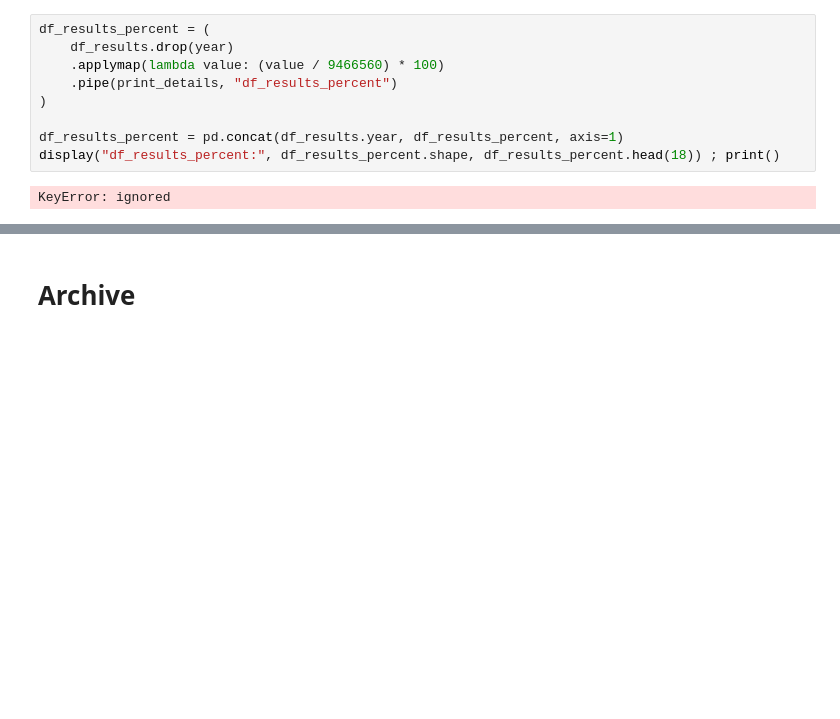
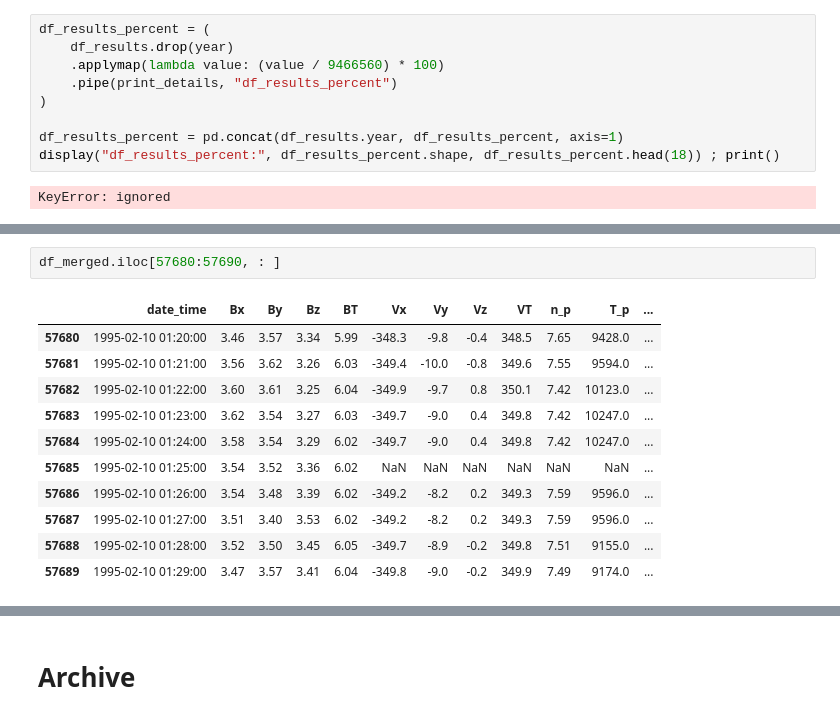
Before and after one commit to Alireza-Motazedian/GIC__Geomagnetic_Induced_Current, a Jupyter notebook: 2. Code/GIC Data Exploration.ipynb, the cells around one changed output, grey strips where cells are left out. Cells and saved outputs as stored; diff of their text form; blank space fills up the shorter version.

```diff
--- a/2. Code/GIC Data Exploration.ipynb
+++ b/2. Code/GIC Data Exploration.ipynb
@@ -1421,0 +1531,14 @@ KeyError: ignored
+# %%
+df_merged.iloc[57680:57690, : ]
+# %% [output]
+|  | date_time | Bx | By | Bz | BT | Vx | Vy | Vz | VT | n_p | T_p | ... |
+| 57680 | 1995-02-10 01:20:00 | 3.46 | 3.57 | 3.34 | 5.99 | -348.3 | -9.8 | -0.4 | 348.5 | 7.65 | 9428.0 | ... |
+| 57681 | 1995-02-10 01:21:00 | 3.56 | 3.62 | 3.26 | 6.03 | -349.4 | -10.0 | -0.8 | 349.6 | 7.55 | 9594.0 | ... |
+| 57682 | 1995-02-10 01:22:00 | 3.60 | 3.61 | 3.25 | 6.04 | -349.9 | -9.7 | 0.8 | 350.1 | 7.42 | 10123.0 | ... |
+| 57683 | 1995-02-10 01:23:00 | 3.62 | 3.54 | 3.27 | 6.03 | -349.7 | -9.0 | 0.4 | 349.8 | 7.42 | 10247.0 | ... |
+| 57684 | 1995-02-10 01:24:00 | 3.58 | 3.54 | 3.29 | 6.02 | -349.7 | -9.0 | 0.4 | 349.8 | 7.42 | 10247.0 | ... |
+| 57685 | 1995-02-10 01:25:00 | 3.54 | 3.52 | 3.36 | 6.02 | NaN | NaN | NaN | NaN | NaN | NaN | ... |
+| 57686 | 1995-02-10 01:26:00 | 3.54 | 3.48 | 3.39 | 6.02 | -349.2 | -8.2 | 0.2 | 349.3 | 7.59 | 9596.0 | ... |
+| 57687 | 1995-02-10 01:27:00 | 3.51 | 3.40 | 3.53 | 6.02 | -349.2 | -8.2 | 0.2 | 349.3 | 7.59 | 9596.0 | ... |
+| 57688 | 1995-02-10 01:28:00 | 3.52 | 3.50 | 3.45 | 6.05 | -349.7 | -8.9 | -0.2 | 349.8 | 7.51 | 9155.0 | ... |
+| 57689 | 1995-02-10 01:29:00 | 3.47 | 3.57 | 3.41 | 6.04 | -349.8 | -9.0 | -0.2 | 349.9 | 7.49 | 9174.0 | ... |
```
Also changed, not shown: parts of 13 cells of this notebook.
